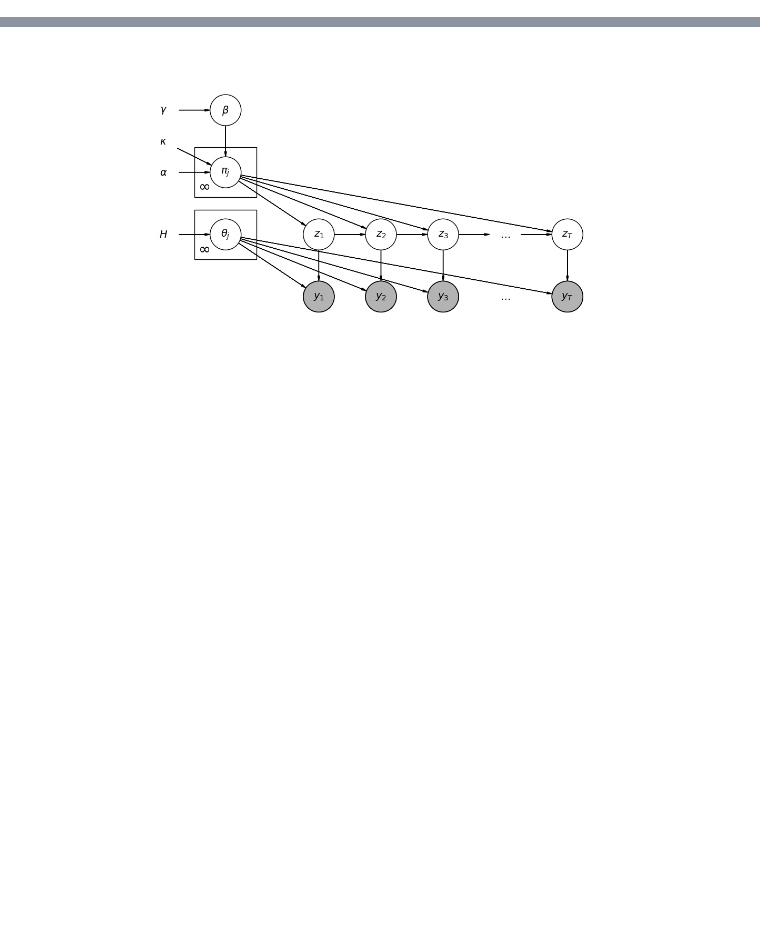
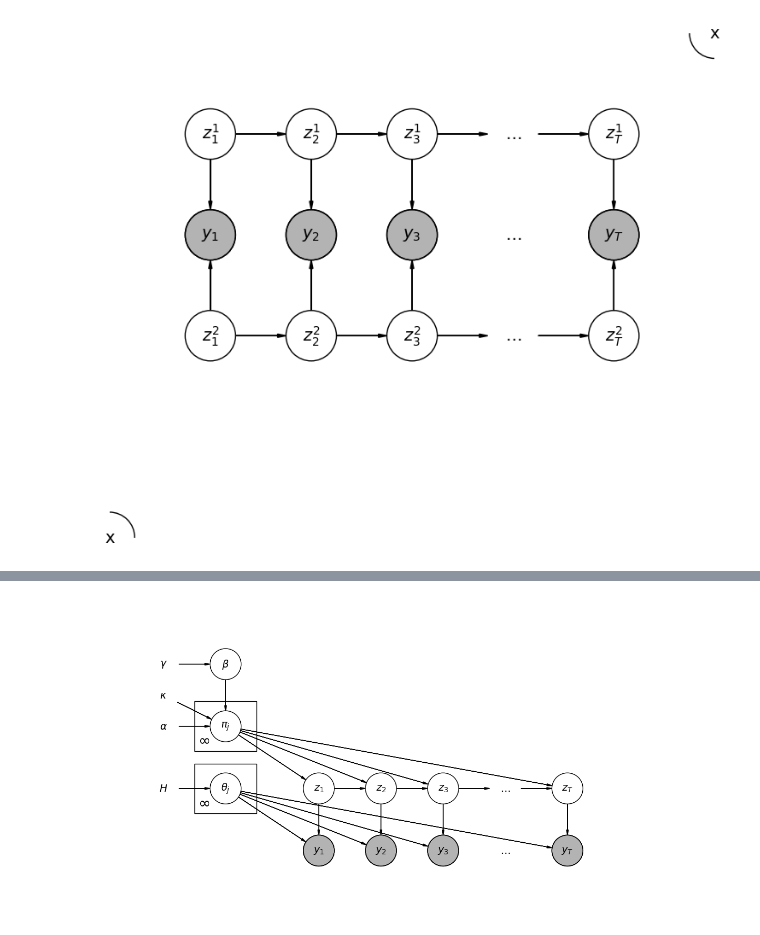
Before and after one commit to Davidjames9610/ubm, a Jupyter notebook: daft/hmm.ipynb, the cells around one changed output, grey strips where cells are left out. Cells and saved outputs as stored; diff of their text form; code cells hidden in the pictures; blank space fills up the shorter version.

```diff
--- a/daft/hmm.ipynb
+++ b/daft/hmm.ipynb
@@ -74,3 +77,61 @@ pgm.show()
+# %%
+import matplotlib.patches as patches
+import matplotlib.pyplot as plt
+# FHMM
+
+font_size = 14
+no_outline = {'ec': 'None'}
+
+pgm = daft.PGM(grid_unit=3, node_unit=1.5, aspect=1, shape=[6,5])
+
+pgm.add_node("z1", r"$z^{1}_{1}$", 1, 4, fontsize=font_size)
+pgm.add_node("z2", r"$z^{1}_{2}$", 2, 4, fontsize=font_size)
+pgm.add_node("z3", r"$z^{1}_{3}$", 3, 4, fontsize=font_size)
+pgm.add_node("z4", r"$\ldots$",4, 4, fontsize=font_size, plot_params={'ec': 'None'})
+pgm.add_node("z5", r"$z^{1}_{T}$", 5, 4, fontsize=font_size)
+# pgm.add_node("z", r"$z_{ji}$", 2, 2, fontsize=font_size)
+pgm.add_node("y1", r"$y_{1}$", 1, 3, observed=True, fontsize=font_size)
+pgm.add_node("y2", r"$y_{2}$", 2, 3, observed=True, fontsize=font_size)
+pgm.add_node("y3", r"$y_{3}$", 3, 3, observed=True, fontsize=font_size)
+pgm.add_node("y4", r"$\ldots$",4, 3, observed=False, fontsize=font_size, plot_params={'ec': 'None'})
+pgm.add_node("y5", r"$y_{T}$", 5, 3, observed=True, fontsize=font_size)
+
+pgm.add_node("z1b", r"$z^{2}_{1}$", 1, 2, fontsize=font_size)
+pgm.add_node("z2b", r"$z^{2}_{2}$", 2, 2, fontsize=font_size)
+pgm.add_node("z3b", r"$z^{2}_{3}$", 3, 2, fontsize=font_size)
+pgm.add_node("z4b", r"$\ldots$",4, 2, fontsize=font_size, plot_params={'ec': 'None'})
+pgm.add_node("z5b", r"$z^{2}_{T}$", 5, 2, fontsize=font_size)
+
+pgm.add_node("x1", r"x", 6, 5, fontsize=font_size, observed=False)
+pgm.add_node("x2", r"x", 0, 0, fontsize=font_size, observed=False)
+
+pgm.add_edge("z1", "z2")
+pgm.add_edge("z2", "z3")
+pgm.add_edge("z3", "z4")
+pgm.add_edge("z4", "z5")
+
+pgm.add_edge("z1b", "y1")
+pgm.add_edge("z2b", "y2")
+pgm.add_edge("z3b", "y3")
+# pgm.add_edge("z4", "y4")
+pgm.add_edge("z5b", "y5")
+
+pgm.add_edge("z1", "y1")
+pgm.add_edge("z2", "y2")
+pgm.add_edge("z3", "y3")
+# pgm.add_edge("z4", "y4")
+pgm.add_edge("z5", "y5")
+
+pgm.add_edge("z1b", "z2b")
+pgm.add_edge("z2b", "z3b")
+pgm.add_edge("z3b", "z4b")
+pgm.add_edge("z4b", "z5b")
+
+pgm.render()
+pgm.savefig('fhmm.pdf')
+pgm.show()
+# %% [output]
+[figure, added]
 # %%
 import matplotlib.patches as patches
 import matplotlib.pyplot as plt
```
Also changed, not shown: parts of 3 cells of this notebook, 9 other files.
